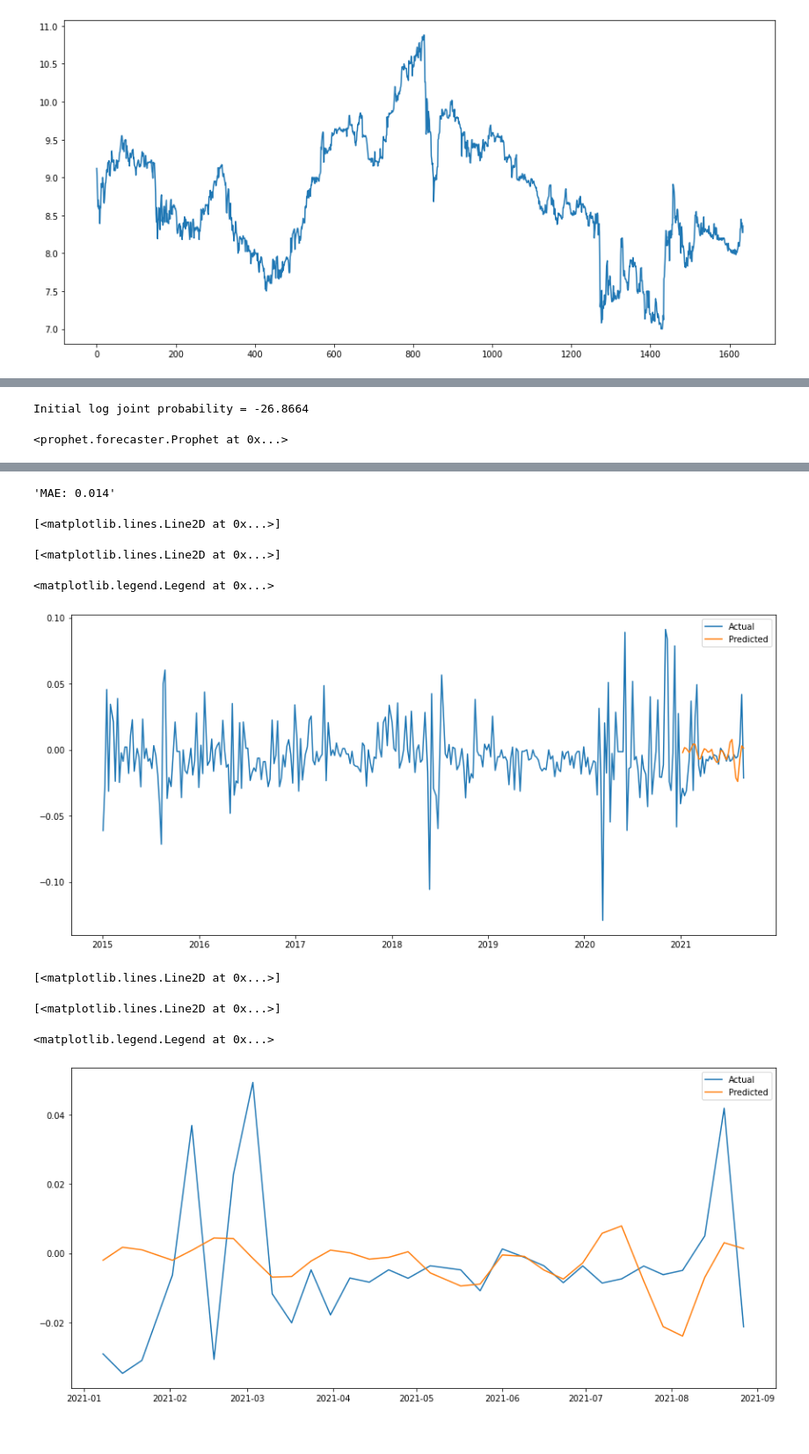
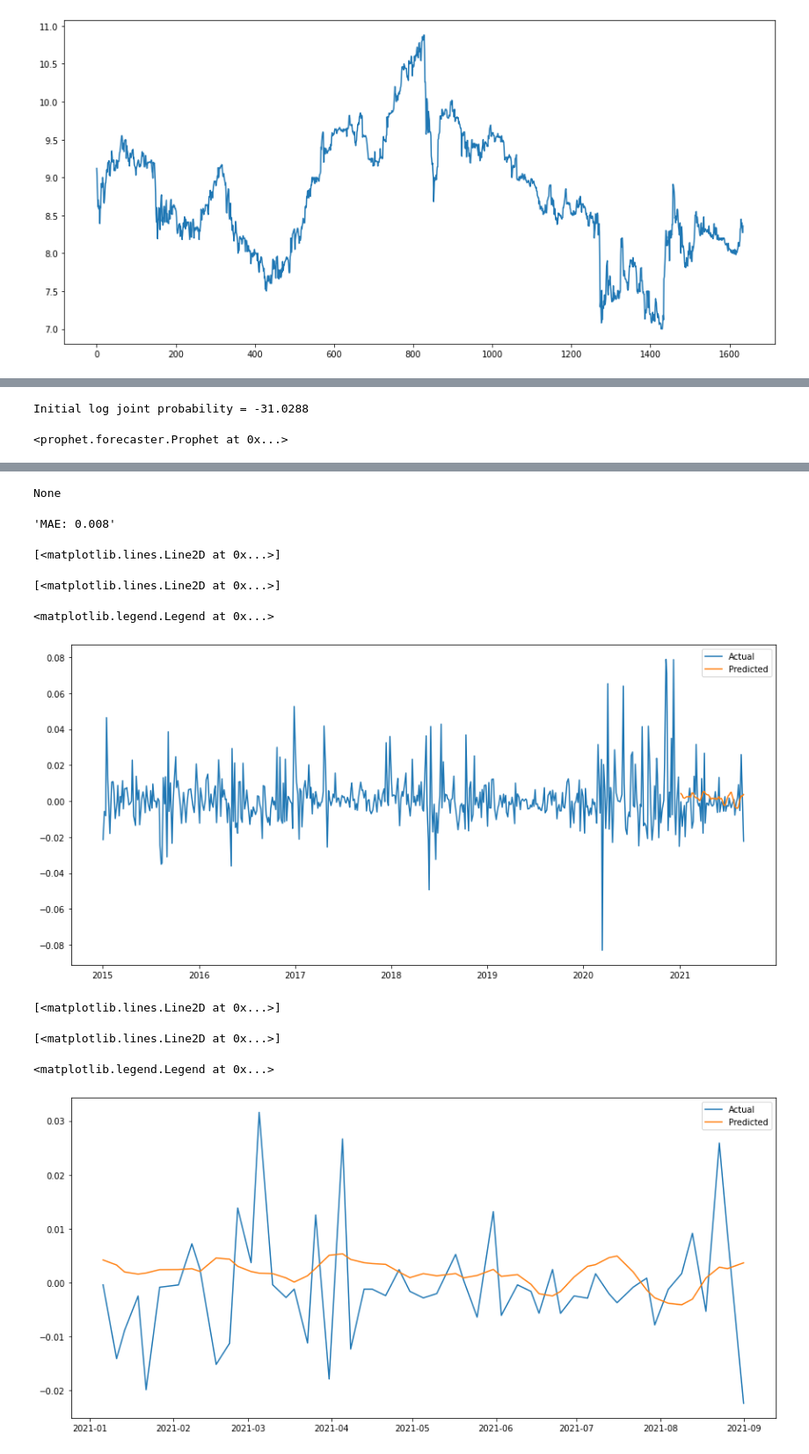
Before and after one commit to alpha2phi/jupyter-notebooks, a Jupyter notebook: nbs/02_01_stocks_machine_learning.ipynb, the cells around one changed output, grey strips where cells are left out. Shown at 88% size. Cells and saved outputs as stored; diff of their text form; code cells hidden in the pictures.

```diff
--- a/nbs/02_01_stocks_machine_learning.ipynb
+++ b/nbs/02_01_stocks_machine_learning.ipynb
@@ -133,7 +133,7 @@ df_stock.head(10)
 [figure]
 # %%
 # Features to test
-INTERVAL = 5
+INTERVAL = 3
 PCT_CHANGE_EXPECTED = 0.02
 
 df_analysis = df_stock[['Date', 'Close']]
@@ -165,7 +165,8 @@ for idx, val in df_interval_date_min.items():
     if pct_change_max >= PCT_CHANGE_EXPECTED:
         y.append(pct_change_max)
     else:
-        y.append(pct_change_min)
+        y.append(pct_change_mean)
+        #y.append(pct_change_min)
 
 
 df_analysis = pd.DataFrame.from_dict({'ds': ds, 'y': y})
@@ -197,6 +198,7 @@ model.fit(df_train)
 # Predict
 df_predict = df_test.drop(columns=['y'])
 preds = model.predict(df_predict)
+display(preds.info())
 
 # Evaluate
 y_true = df_test['y'].values
@@ -216,6 +218,6 @@ plt.plot(df_predict['ds'], y_pred, label='Predicted')
 plt.legend()
 plt.show()
 # %% [output]
-Initial log joint probability = -26.8664
+Initial log joint probability = -31.0288
 <prophet.forecaster.Prophet at 0x...>
     Iter      log prob        ||dx||      ||grad||       alpha      alpha0  # evals  Notes
@@ -227,9 +240,10 @@ Optimization terminated normally:
-'MAE: 0.014'
+None
-[<matplotlib.lines.Line2D at 0x...>]
+'MAE: 0.008'
 [<matplotlib.lines.Line2D at 0x...>]
-<matplotlib.legend.Legend at 0x...>
+[<matplotlib.lines.Line2D at 0x...>]
+<matplotlib.legend.Legend at 0x...>
-[figure, old version]
+[figure, new version]
-[<matplotlib.lines.Line2D at 0x...>]
 [<matplotlib.lines.Line2D at 0x...>]
-<matplotlib.legend.Legend at 0x...>
+[<matplotlib.lines.Line2D at 0x...>]
+<matplotlib.legend.Legend at 0x...>
-[figure, old version]
+[figure, new version]
```
Also changed, not shown: parts of 2 cells of this notebook, 2 other files.
